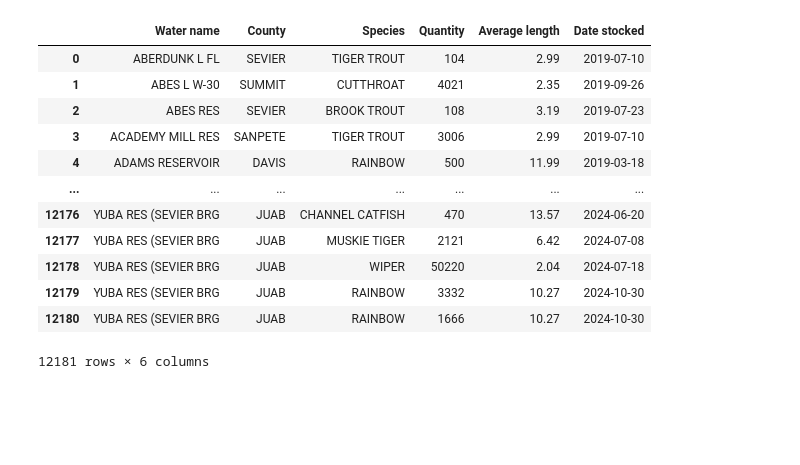
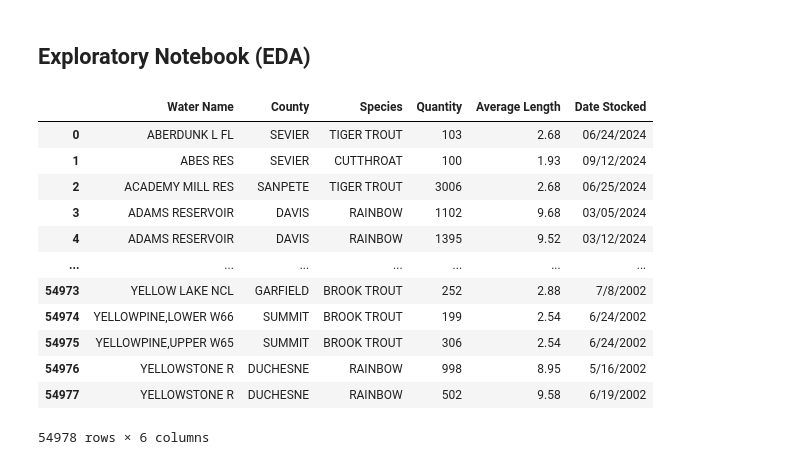
Before and after one commit to Daxton-Furniss/COMP-5960_Project, a Jupyter notebook: project_data_cleaning.ipynb, the cells around one changed output. Drawn from its saved outputs; the diff is of its cells as text; code cells hidden in the pictures; blank space fills up the shorter version.

```diff
--- a/project_data_cleaning.ipynb
+++ b/project_data_cleaning.ipynb
@@ -13,17 +1,2 @@ stock_data_2024 = pd.read_excel("fish stock data 2024.xlsx")
-# %%
-all_stock_data = pd.concat([stock_data_2019, stock_data_2021, stock_data_2022, stock_data_2023, stock_data_2024], ignore_index=True, axis=0)
-all_stock_data
-# %% [output]
-|  | Water name | County | Species | Quantity | Average length | Date stocked |
-| 0 | ABERDUNK L FL | SEVIER | TIGER TROUT | 104 | 2.99 | 2019-07-10 |
-| 1 | ABES L W-30 | SUMMIT | CUTTHROAT | 4021 | 2.35 | 2019-09-26 |
-| 2 | ABES RES | SEVIER | BROOK TROUT | 108 | 3.19 | 2019-07-23 |
-| 3 | ACADEMY MILL RES | SANPETE | TIGER TROUT | 3006 | 2.99 | 2019-07-10 |
-| 4 | ADAMS RESERVOIR | DAVIS | RAINBOW | 500 | 11.99 | 2019-03-18 |
-| ... | ... | ... | ... | ... | ... | ... |
-| 12176 | YUBA RES (SEVIER BRG | JUAB | CHANNEL CATFISH | 470 | 13.57 | 2024-06-20 |
-| 12177 | YUBA RES (SEVIER BRG | JUAB | MUSKIE TIGER | 2121 | 6.42 | 2024-07-08 |
-| 12178 | YUBA RES (SEVIER BRG | JUAB | WIPER | 50220 | 2.04 | 2024-07-18 |
-| 12179 | YUBA RES (SEVIER BRG | JUAB | RAINBOW | 3332 | 10.27 | 2024-10-30 |
-| 12180 | YUBA RES (SEVIER BRG | JUAB | RAINBOW | 1666 | 10.27 | 2024-10-30 |
-12181 rows × 6 columns
+# %% [markdown]
+## Exploratory Notebook (EDA)
@@ -29,0 +11,20 @@ all_stock_data
+# %%
+#Import data from compiled .csv file
+
+fish_stock_data = pd.read_csv('Stocking_All_Years.csv')
+fish_stock_data.rename(columns={'Spieces':'Species', 'Quanty':'Quantity'}, inplace=True) #Renaming misspelled column names
+fish_stock_data
+# %% [output]
+|  | Water Name | County | Species | Quantity | Average Length | Date Stocked |
+| 0 | ABERDUNK L FL | SEVIER | TIGER TROUT | 103 | 2.68 | 06/24/2024 |
+| 1 | ABES RES | SEVIER | CUTTHROAT | 100 | 1.93 | 09/12/2024 |
+| 2 | ACADEMY MILL RES | SANPETE | TIGER TROUT | 3006 | 2.68 | 06/25/2024 |
+| 3 | ADAMS RESERVOIR | DAVIS | RAINBOW | 1102 | 9.68 | 03/05/2024 |
+| 4 | ADAMS RESERVOIR | DAVIS | RAINBOW | 1395 | 9.52 | 03/12/2024 |
+| ... | ... | ... | ... | ... | ... | ... |
+| 54973 | YELLOW LAKE NCL | GARFIELD | BROOK TROUT | 252 | 2.88 | 7/8/2002 |
+| 54974 | YELLOWPINE,LOWER W66 | SUMMIT | BROOK TROUT | 199 | 2.54 | 6/24/2002 |
+| 54975 | YELLOWPINE,UPPER W65 | SUMMIT | BROOK TROUT | 306 | 2.54 | 6/24/2002 |
+| 54976 | YELLOWSTONE R | DUCHESNE | RAINBOW | 998 | 8.95 | 5/16/2002 |
+| 54977 | YELLOWSTONE R | DUCHESNE | RAINBOW | 502 | 9.58 | 6/19/2002 |
+54978 rows × 6 columns
```
Also changed, not shown: parts of 15 cells of this notebook.
